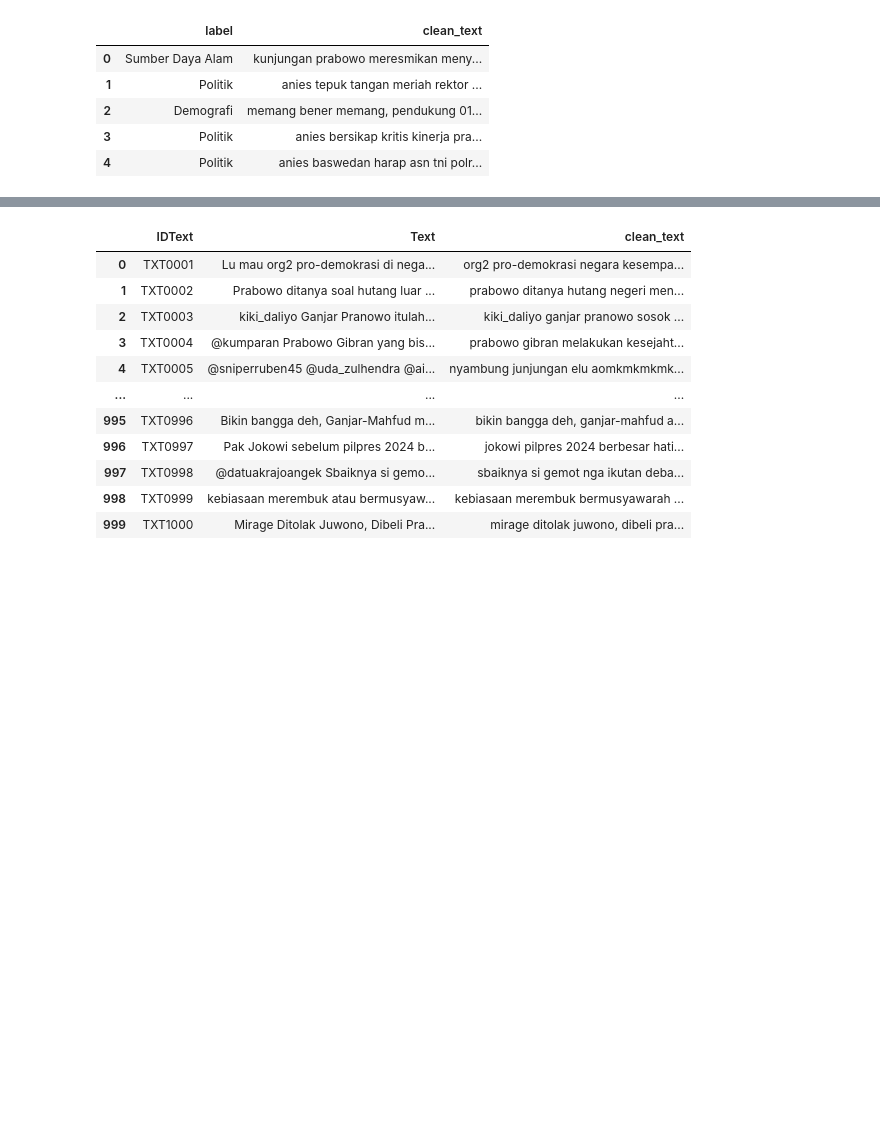
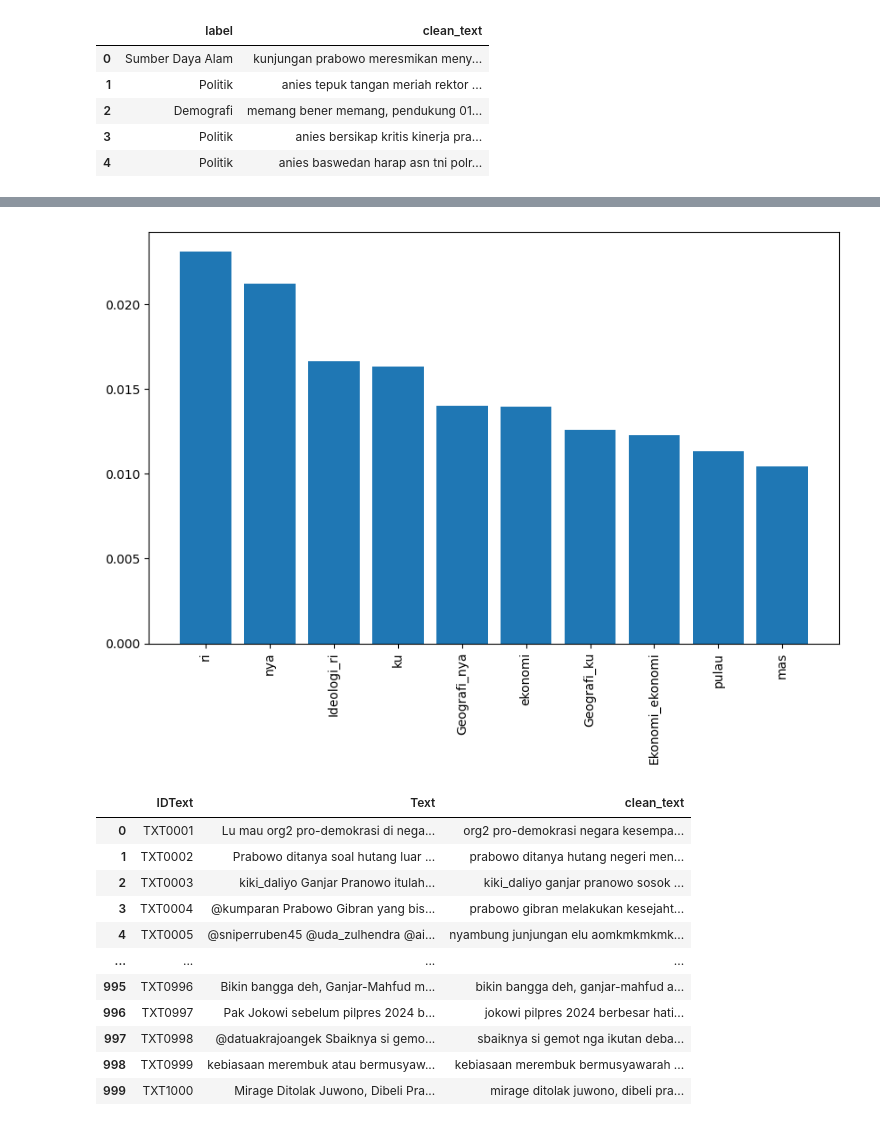
Before and after one commit to srikresna/kesatriyan-2024, a Jupyter notebook: notebook/model_3.ipynb, the cells around one changed output, grey strips where cells are left out. Saved outputs shown, nothing was run; the diff lists cells and outputs as text; code cells hidden in the pictures; blank space fills up the shorter version.

```diff
--- a/notebook/model_3.ipynb
+++ b/notebook/model_3.ipynb
@@ -211,3 +329,14 @@ plt.show()
+# %%
+# 10 fitur teratas
+importances = clf.feature_importances_
+indices = importances.argsort()[::-1]
+
+plt.figure(figsize=(10, 6))
+plt.bar(range(10), importances[indices][:10])
+plt.xticks(range(10), X.columns[indices][:10], rotation=90)
+plt.show()
+# %% [output]
+[figure, added]
 # %%
 unlabeled = pd.read_excel('../data/cleaned_unlabeled_dataset_2.xlsx')
 unlabeled
```
Also changed, not shown: parts of 23 cells of this notebook.
